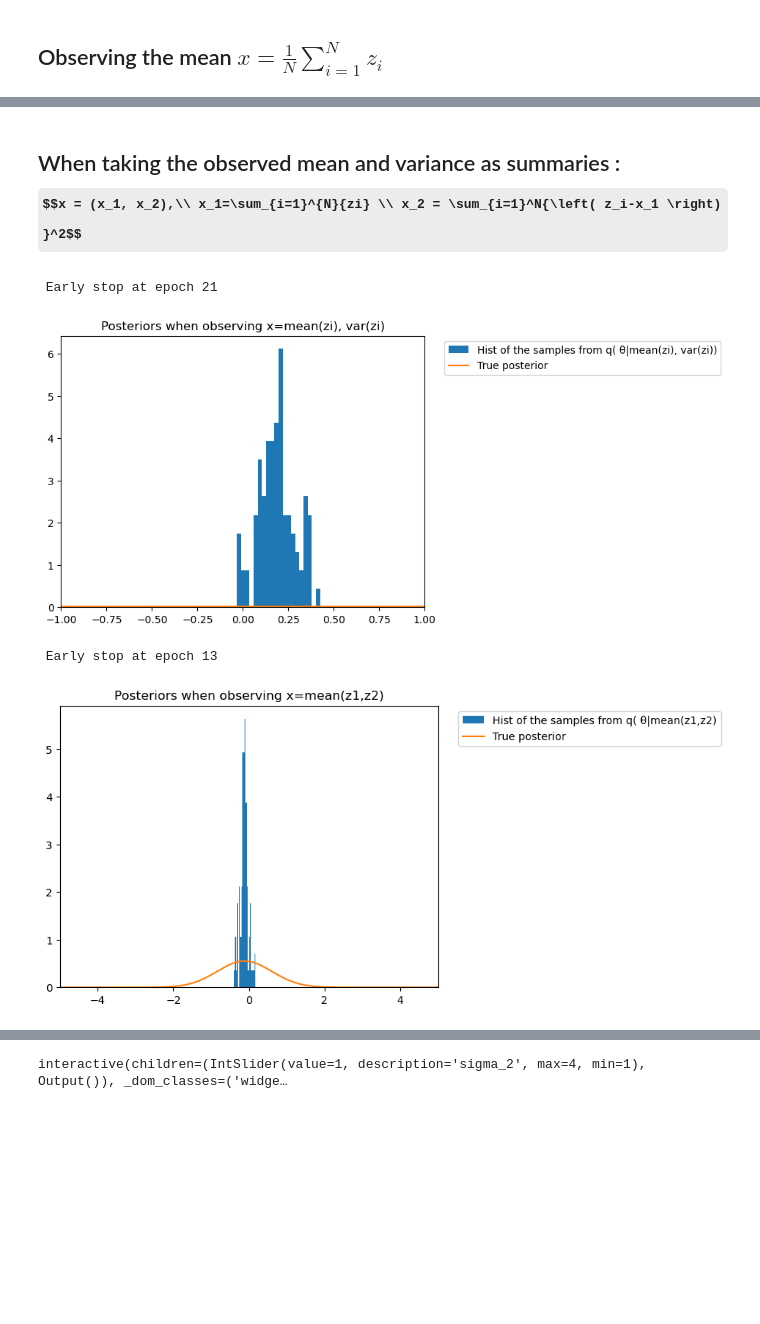
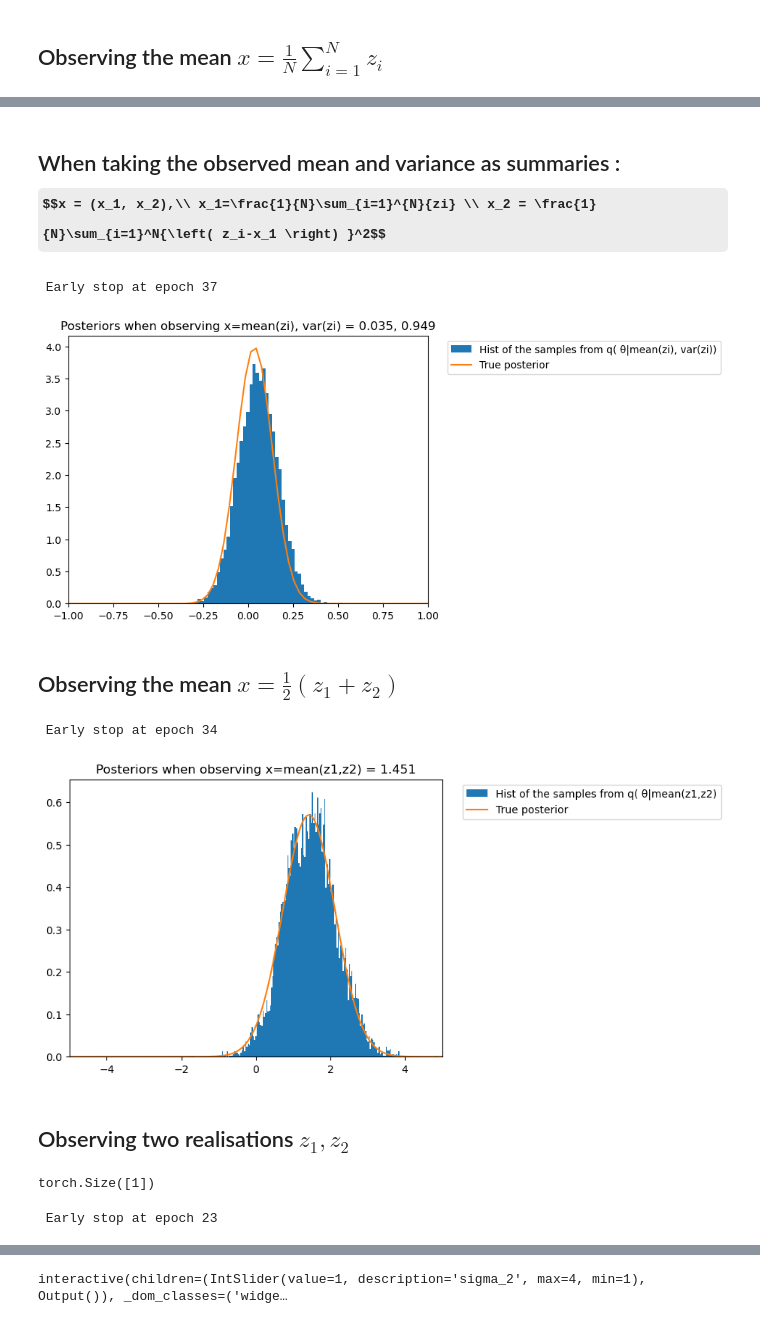
Before and after one commit to MouzaouiMatthieu/PFE, a Jupyter notebook: Model.ipynb, the cells around one changed output, grey strips where cells are left out. Saved outputs shown, nothing was run; the diff lists cells and outputs as text; code cells hidden in the pictures; some formulas as TeX source; blank space fills up the shorter version.

```diff
--- a/Model.ipynb
+++ b/Model.ipynb
@@ -313,6 +402,6 @@ nsf = train_flow(nsf,loss,theta,x, theta_test, x_test)
 # %%
-x_star = gaussian(theta_true,1,["mean"]) #Suppose we observe one x=mean(sample) where sample~N(θ|1)
+x_star = generate_data(theta_true,1)["mean"]["x"] #Suppose we observe one x=mean(sample) where sample~N(θ|1)
 nsf.eval()
 with torch.no_grad():
-    samples = nsf.sample(x_star, (N,))
+    samples = nsf.sample(x_star, (10_000,))
 # %%
@@ -328,52 +417,53 @@ plt.show()
 # %% [markdown]
-## When taking the observed mean and variance as summaries : $$x = (x_1, x_2),\\ x_1=\sum_{i=1}^{N}{zi} \\ x_2 = \sum_{i=1}^N{\left( z_i-x_1 \right) }^2$$
+## When taking the observed mean and variance as summaries : $$x = (x_1, x_2),\\ x_1=\frac{1}{N}\sum_{i=1}^{N}{zi} \\ x_2 = \frac{1}{N}\sum_{i=1}^N{\left( z_i-x_1 \right) }^2$$
 # %%
 nsf = lampe.inference.NPE(theta_dim = 1, x_dim=2, build=build_nsf)
 loss = lampe.inference.NPELoss(nsf)
 theta = prior.sample((M, ))
-x = torch.stack([gaussian(theta_i,1,["mean","var"]) for theta_i in theta])
+x = torch.stack([generate_data(theta_i)["mean_and_var"]["x"] for theta_i in theta])
 theta_test = prior.sample((M//10, ))
-x_test = torch.stack([gaussian(theta_i,1,["mean","var"]) for theta_i in theta_test])
+x_test = torch.stack([generate_data(theta_i)["mean_and_var"]["x"] for theta_i in theta_test])
 nsf = train_flow(nsf,loss,theta,x, theta_test, x_test)
 # %% [output]
- Early stop at epoch 21
+ Early stop at epoch 37
 # %%
-x_star = gaussian(theta_true,1,["mean","var"])
+x_star = generate_data(theta_true, 1)["mean_and_var"]["x"]
 nsf.eval()
 with torch.no_grad():
-    samples = nsf.sample(x_star, (N,))
+    samples = nsf.sample(x_star, (10_000,))
 
-plt.hist(samples.numpy(), density=True, bins=20, label="Hist of the samples from q( θ|mean(zi), var(zi))")
+plt.hist(samples.numpy(), density=True, bins=200, label="Hist of the samples from q( θ|mean(zi), var(zi))")
 eval_post_summaries = [posterior_summaries(theta, x_star[0].item(), x_star[1].item()) for theta in theta_grid]
 plt.plot(theta_grid, eval_post_summaries, label="True posterior")
 plt.xlim(left=-1,right=1)
 plt.legend(bbox_to_anchor=(1.04, 1), loc="upper left")
-plt.title("Posteriors when observing x=mean(zi), var(zi)")
+plt.title(f"Posteriors when observing x=mean(zi), var(zi) = {x_star[0].item():.3f}, {x_star[1].item():.3f}")
 plt.show()
 # %% [output]
-[figure, old version]
+[figure, new version]
+# %% [markdown]
+## Observing the mean $ x = \frac{1}{2} \left( z_1 + z_2 \right)$
 # %%
 nsf = lampe.inference.NPE(theta_dim = 1, x_dim=1, build=build_nsf)
 loss = lampe.inference.NPELoss(nsf)
 theta = prior.sample((M, ))
-x = torch.stack([gaussian(theta_i,1,["mean"]) for theta_i in theta])
+x = torch.stack([generate_data(theta_i)["mean_two_z"]["x"] for theta_i in theta])
 theta_test = prior.sample((M//10, ))
-x_test = torch.stack([gaussian(theta_i,1,["mean"]) for theta_i in theta_test])
+x_test = torch.stack([generate_data(theta_i)["mean_two_z"]["x"] for theta_i in theta_test])
 nsf = train_flow(nsf,loss,theta,x, theta_test, x_test)
-
-x_star = gaussian(theta_true,1,["mean"])
+x_star = generate_data(theta_true,1)["mean_two_z"]["x"]
 nsf.eval()
 with torch.no_grad():
-    samples = nsf.sample(x_star, (N,))
+    samples = nsf.sample(x_star, (10_000,))
 # %% [output]
- Early stop at epoch 13
+ Early stop at epoch 34
 # %%
-plt.hist(samples.numpy(), density=True, bins=20, label="Hist of the samples from q( θ|mean(z1,z2)")
+plt.hist(samples.numpy(), density=True, bins=200, label="Hist of the samples from q( θ|mean(z1,z2)")
 eval_post_summaries = [posterior_x(theta, x_star.item()) for theta in theta_grid]
 plt.plot(theta_grid, eval_post_summaries, label="True posterior")
 plt.xlim(left=-5,right=5)
 plt.legend(bbox_to_anchor=(1.04, 1), loc="upper left")
-plt.title("Posteriors when observing x=mean(z1,z2)")
+plt.title(f"Posteriors when observing x=mean(z1,z2) = {x_star.item():.3f}")
 plt.show()
 # %% [output]
-[figure, old version]
+[figure, new version]
@@ -381,0 +470,17 @@ M=4000
+# %% [markdown]
+## Observing two realisations $ z_1,z_2$
+# %%
+a = generate_data(theta_true)["raw_z"]["x"]
+a.shape
+# %% [output]
+torch.Size([1])
+# %%
+nsf = lampe.inference.NPE(theta_dim = 1, x_dim=2, build=build_nsf)
+loss = lampe.inference.NPELoss(nsf)
+theta = prior.sample((M, ))
+x = torch.stack([generate_data(theta_i)["two_z"]["x"] for theta_i in theta])
+theta_test = prior.sample((M//10, ))
+x_test = torch.stack([generate_data(theta_i)["two_z"]["x"] for theta_i in theta_test])
+nsf = train_flow(nsf,loss,theta,x, theta_test, x_test)
+# %% [output]
+ Early stop at epoch 23
```
Also changed, not shown: parts of 31 cells of this notebook.
